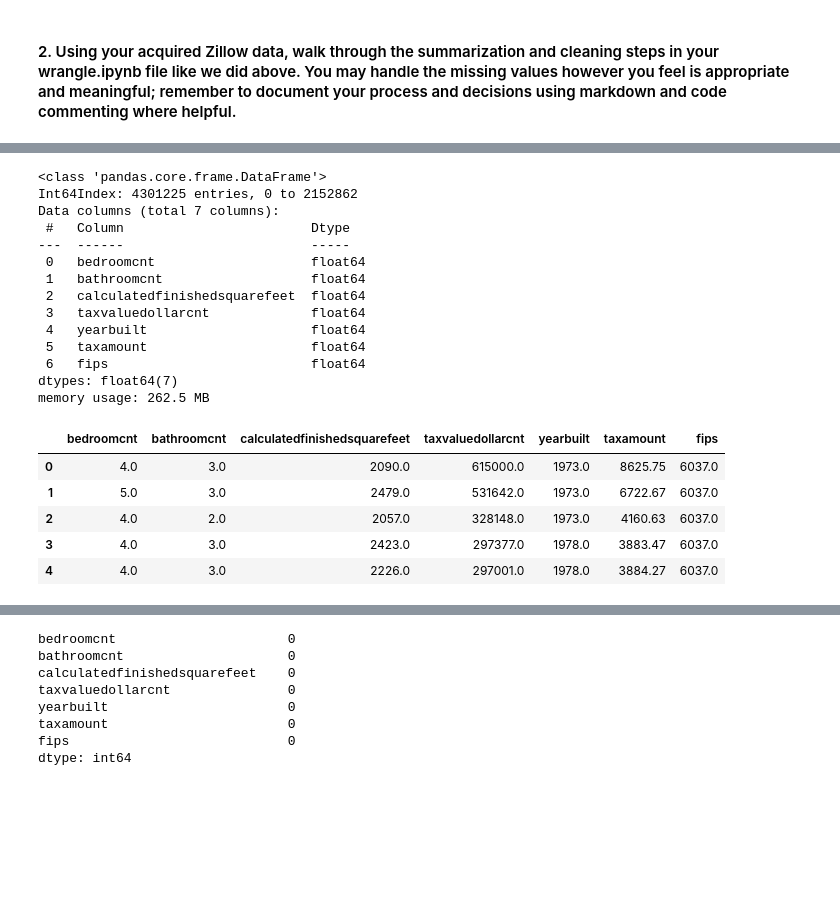
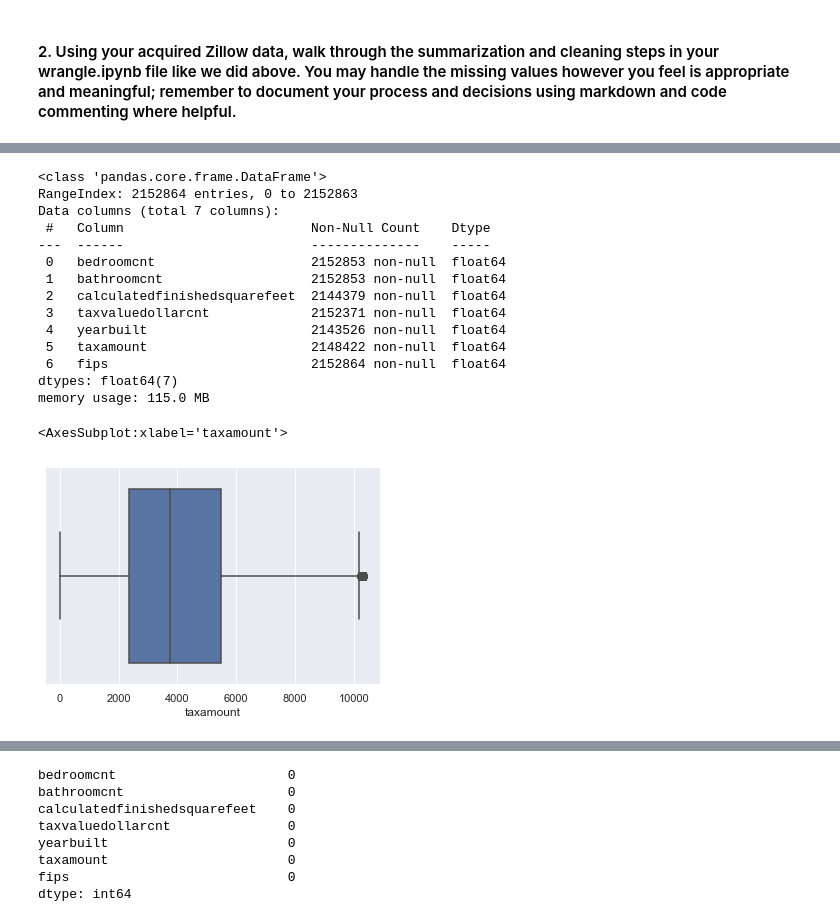
Before and after one commit to morgancross2/regression-exercises, a Jupyter notebook: wrangle.ipynb, the cells around one changed output, grey strips where cells are left out. Drawn from its saved outputs; the diff is of its cells as text; code cells hidden in the pictures; blank space fills up the shorter version.

```diff
--- a/wrangle.ipynb
+++ b/wrangle.ipynb
@@ -95,17 +84,17 @@ zil.describe().T
 # %%
-zil.info()
+zil.info(show_counts=True)
 # %% [output]
 <class 'pandas.core.frame.DataFrame'>
-Int64Index: 4301225 entries, 0 to 2152862
+RangeIndex: 2152864 entries, 0 to 2152863
 Data columns (total 7 columns):
- #   Column                        Dtype
----  ------                        -----
- 0   bedroomcnt                    float64
- 1   bathroomcnt                   float64
- 2   calculatedfinishedsquarefeet  float64
- 3   taxvaluedollarcnt             float64
- 4   yearbuilt                     float64
- 5   taxamount                     float64
- 6   fips                          float64
+ #   Column                        Non-Null Count    Dtype
+---  ------                        --------------    -----
+ 0   bedroomcnt                    2152853 non-null  float64
+ 1   bathroomcnt                   2152853 non-null  float64
+ 2   calculatedfinishedsquarefeet  2144379 non-null  float64
+ 3   taxvaluedollarcnt             2152371 non-null  float64
+ 4   yearbuilt                     2143526 non-null  float64
+ 5   taxamount                     2148422 non-null  float64
+ 6   fips                          2152864 non-null  float64
 dtypes: float64(7)
-memory usage: 262.5 MB
+memory usage: 115.0 MB
@@ -114,9 +101,19 @@ zil = pd.read_csv('zillow.csv').iloc[:,1:]
-# %%
-zil.head()
-# %% [output]
-|  | bedroomcnt | bathroomcnt | calculatedfinishedsquarefeet | taxvaluedollarcnt | yearbuilt | taxamount | fips |
-| 0 | 4.0 | 3.0 | 2090.0 | 615000.0 | 1973.0 | 8625.75 | 6037.0 |
-| 1 | 5.0 | 3.0 | 2479.0 | 531642.0 | 1973.0 | 6722.67 | 6037.0 |
-| 2 | 4.0 | 2.0 | 2057.0 | 328148.0 | 1973.0 | 4160.63 | 6037.0 |
-| 3 | 4.0 | 3.0 | 2423.0 | 297377.0 | 1978.0 | 3883.47 | 6037.0 |
-| 4 | 4.0 | 3.0 | 2226.0 | 297001.0 | 1978.0 | 3884.27 | 6037.0 |
+# %%
+# FROM REVIEW. ANOTHER WAY
+def remove_outliars(df, k, cols):
+    for col in cols:
+        q1,q3 = df[col].quantile([.25,.75])
+        iqr = q3-q1
+        upper = q3 + k*iqr
+        lower = q1 - k*iqr
+
+        df = df[(df[col] > lower) & (df[col] < upper)]
+
+    return df
+# %%
+zil = remove_outliars(zil, 1.5, ['bedroomcnt', 'bathroomcnt', 'calculatedfinishedsquarefeet','taxvaluedollarcnt','taxamount'])
+# %%
+sns.boxplot(data=zil, x='taxamount')
+# %% [output]
+<AxesSubplot:xlabel='taxamount'>
+[figure, added]
```
Also changed, not shown: parts of 23 cells of this notebook, 2 other files.
